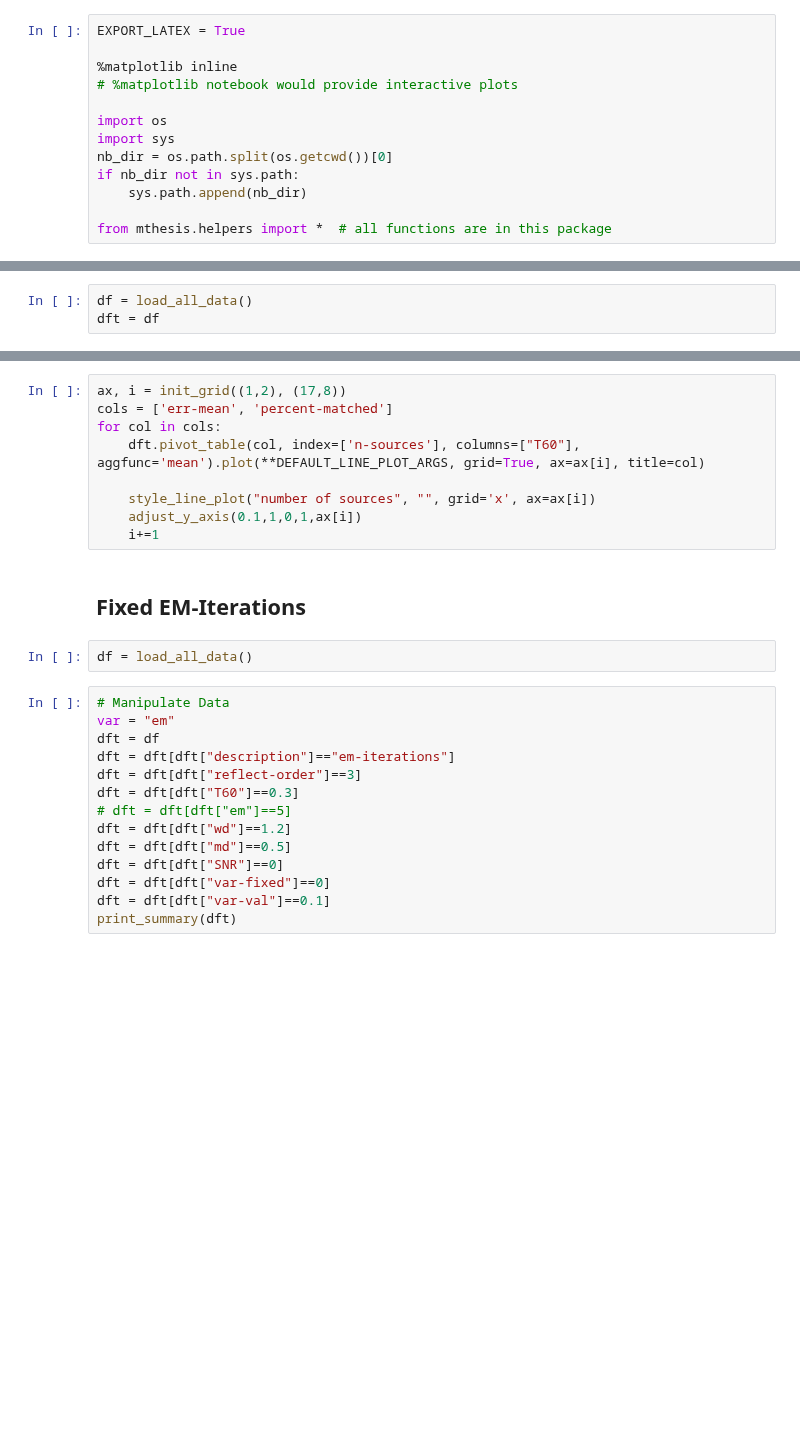
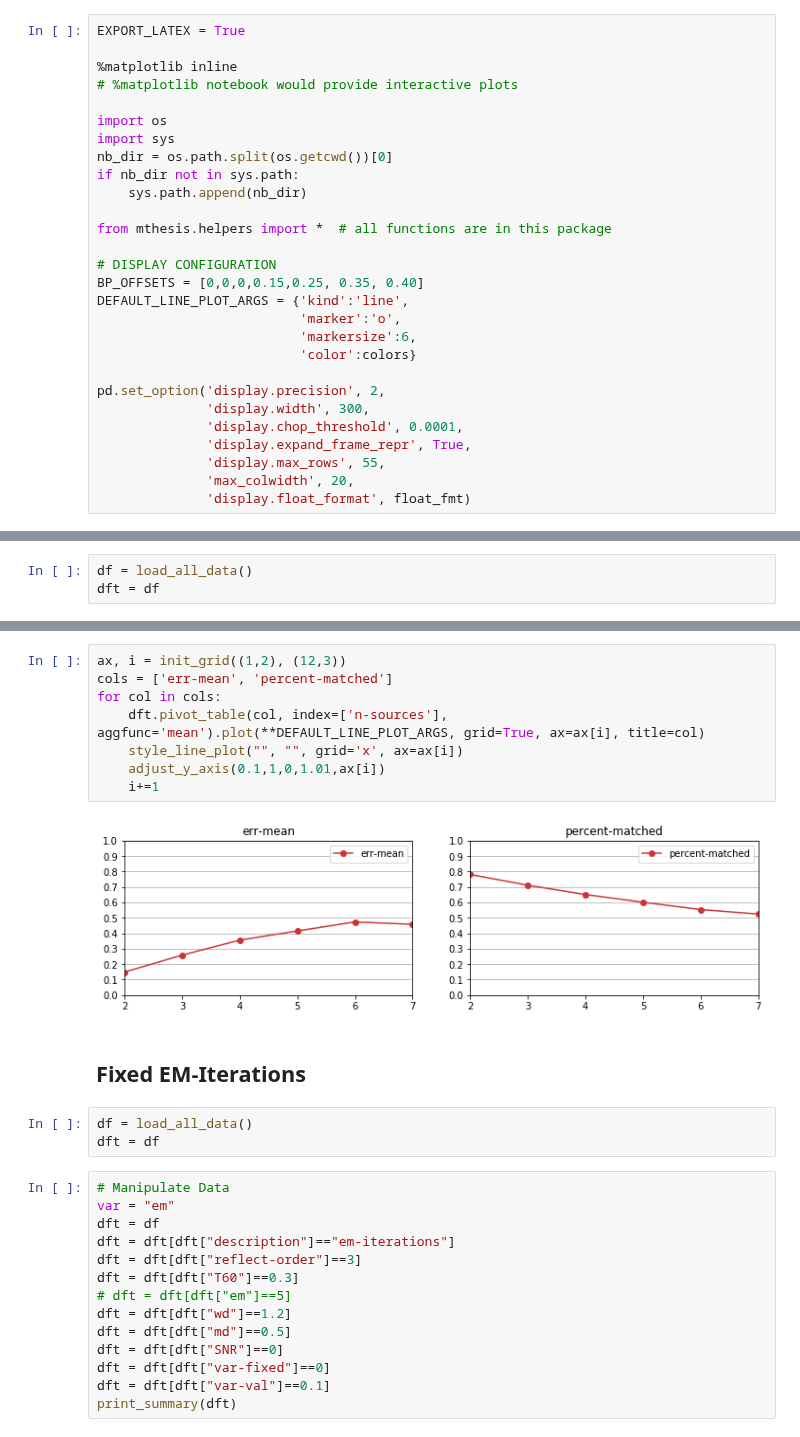
Before and after one commit to jannismain/fau-lnt-source-tracking-code, a Jupyter notebook: python/analysis-mean-err.ipynb, the cells around one changed output, grey strips where cells are left out. Saved outputs shown, nothing was run; the diff lists cells and outputs as text; blank space fills up the shorter version.

```diff
--- a/python/analysis-mean-err.ipynb
+++ b/python/analysis-mean-err.ipynb
@@ -13,6 +13,21 @@ if nb_dir not in sys.path:
     sys.path.append(nb_dir)
 
 from mthesis.helpers import *  # all functions are in this package
+
+# DISPLAY CONFIGURATION
+BP_OFFSETS = [0,0,0,0.15,0.25, 0.35, 0.40]
+DEFAULT_LINE_PLOT_ARGS = {'kind':'line',
+                          'marker':'o',
+                          'markersize':6,
+                          'color':colors}
+
+pd.set_option('display.precision', 2,
+              'display.width', 300,
+              'display.chop_threshold', 0.0001,
+              'display.expand_frame_repr', True,
+              'display.max_rows', 55,
+              'max_colwidth', 20,
+              'display.float_format', float_fmt)
 # %% [markdown]
 ## All Data
 # %%
@@ -63,18 +76,20 @@ NOTE: Data contains range of reflect-order (['-1.0', '0.0', '1.0', '3.0'], n=[11
 NOTE: Data contains range of var-fixed (['0.0', '1.0'], n=[7695, 1300])
 NOTE: Data contains range of var-val (['0.1', '0.5', '1.0', '2.0', '3.0', '5.0'], n=[7495, 250, 450, 250, 200, 350])
 # %%
-ax, i = init_grid((1,2), (17,8))
+ax, i = init_grid((1,2), (12,3))
 cols = ['err-mean', 'percent-matched']
 for col in cols:
-    dft.pivot_table(col, index=['n-sources'], columns=["T60"], aggfunc='mean').plot(**DEFAULT_LINE_PLOT_ARGS, grid=True, ax=ax[i], title=col)
-
-    style_line_plot("number of sources", "", grid='x', ax=ax[i])
-    adjust_y_axis(0.1,1,0,1,ax[i])
+    dft.pivot_table(col, index=['n-sources'], aggfunc='mean').plot(**DEFAULT_LINE_PLOT_ARGS, grid=True, ax=ax[i], title=col)
+    style_line_plot("", "", grid='x', ax=ax[i])
+    adjust_y_axis(0.1,1,0,1.01,ax[i])
     i+=1
+# %% [output]
+[figure, added]
 # %% [markdown]
 ## Fixed EM-Iterations
 # %%
 df = load_all_data()
+dft = df
 # %%
 # Manipulate Data
 var = "em"
```
Also changed, not shown: parts of 29 cells of this notebook, 2 other files.
